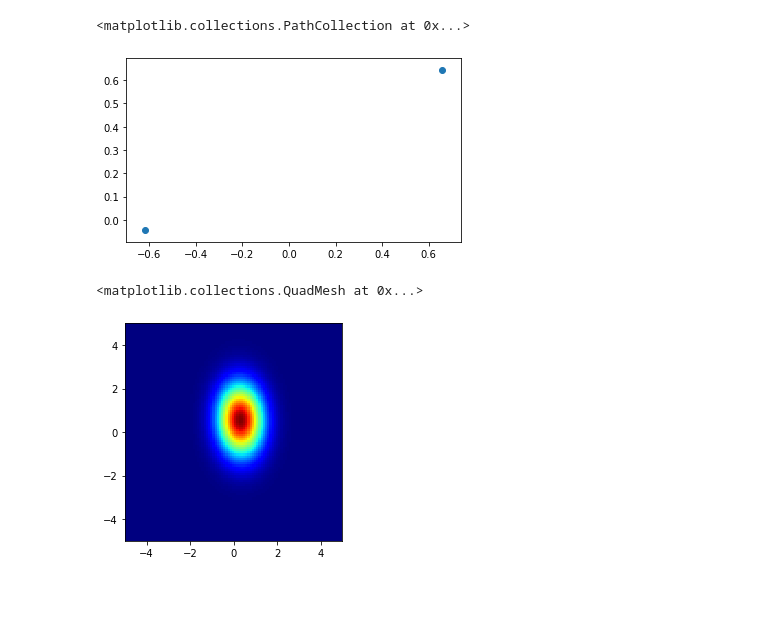
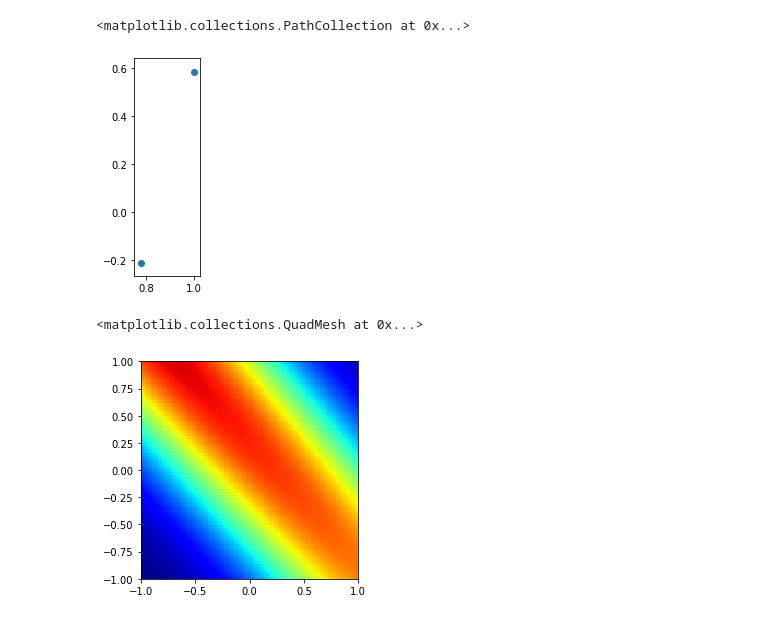
Before and after one commit to AnkitDimri/Machine-Learning, a Jupyter notebook: prior_posterior.ipynb, the cells around one changed output. Drawn from its saved outputs; the diff is of its cells as text; code cells hidden in the pictures; blank space fills up the shorter version.

```diff
--- a/prior_posterior.ipynb
+++ b/prior_posterior.ipynb
@@ -28,8 +28,12 @@ plt.pcolormesh (W0, W1, norm.pdf (W0) * norm.pdf (W1), cmap=plt.cm.jet)
 # %%
 x = []
 y = []
-x.append (random.uniform (-1,1))
-y.append (random.uniform (-1,1))
+xx = np.linspace (-1, 1, 10)
+random.shuffle (xx)
+yy = 0.5 * xx - 0.5 + np.random.normal (0, 0.5, 10)
+r = 0
+x.append (xx [r])
+y.append (yy [r])
 plt.gca().set_aspect('equal',adjustable='box')
 plt.draw()
 
@@ -60,21 +64,24 @@ plt.pcolormesh (W0, W1, posterior, cmap=plt.cm.jet)
 # %%
-x.append (random.uniform (-1,1))
-y.append (random.uniform (-1,1))
+r = r + 1
+x.append (xx [r])
+y.append (yy [r])
 plt.gca().set_aspect('equal',adjustable='box')
 plt.draw()
 
 plt.scatter (x,y)
 # %% [output]
 <matplotlib.collections.PathCollection at 0x...>
-[figure, old version]
+[figure, new version]
 # %%
 plt.gca().set_aspect('equal',adjustable='box')
 plt.draw()
 
+plt.xlim (-1,1)
+plt.ylim (-1,1)
 plt.pcolormesh (W0, W1, likelihood (x, y, W1, W0), cmap=plt.cm.jet)
 # %% [output]
 <matplotlib.collections.QuadMesh at 0x...>
-[figure, old version]
+[figure, new version]
 # %%
 prior = posterior
 ll = likelihood (x, y, W1, W0)
```
Also changed, not shown: parts of 9 cells of this notebook.
